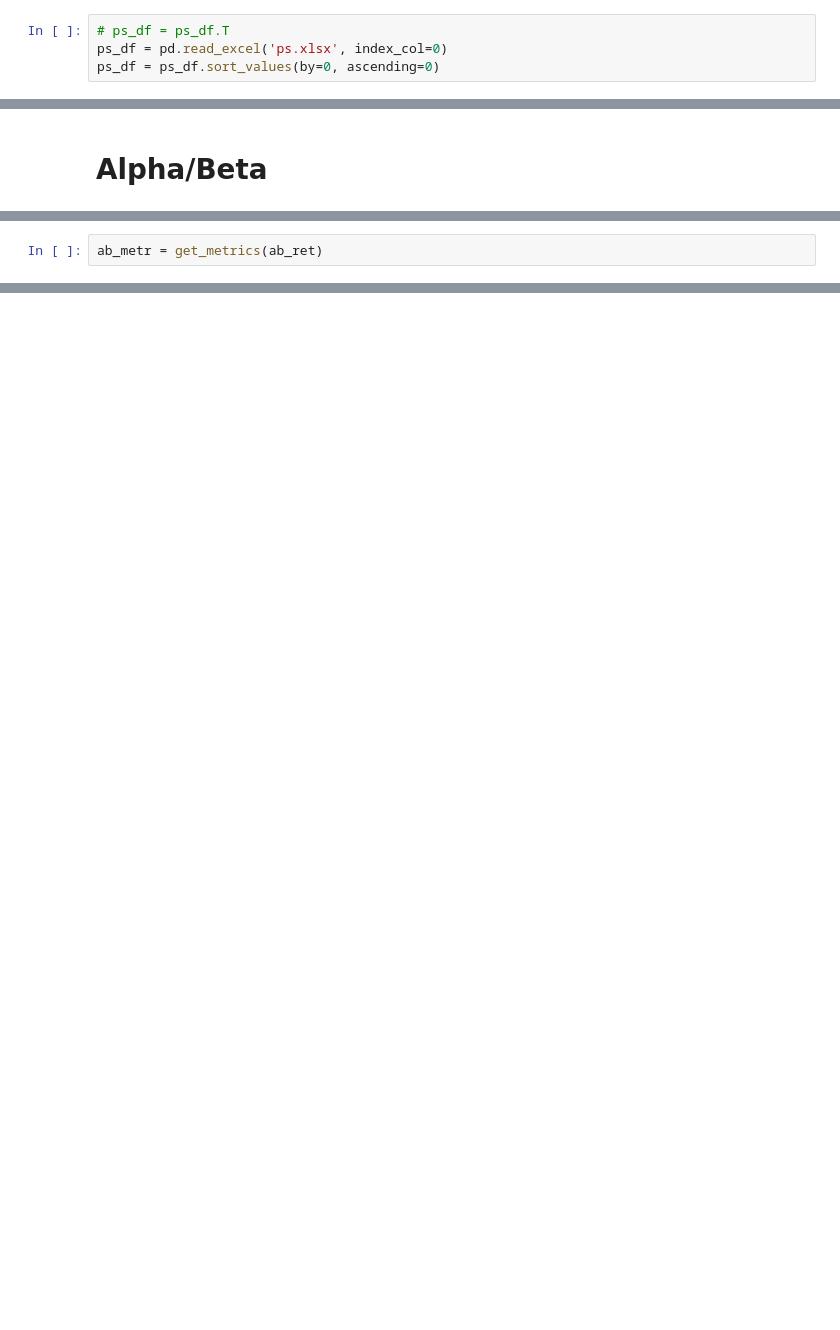
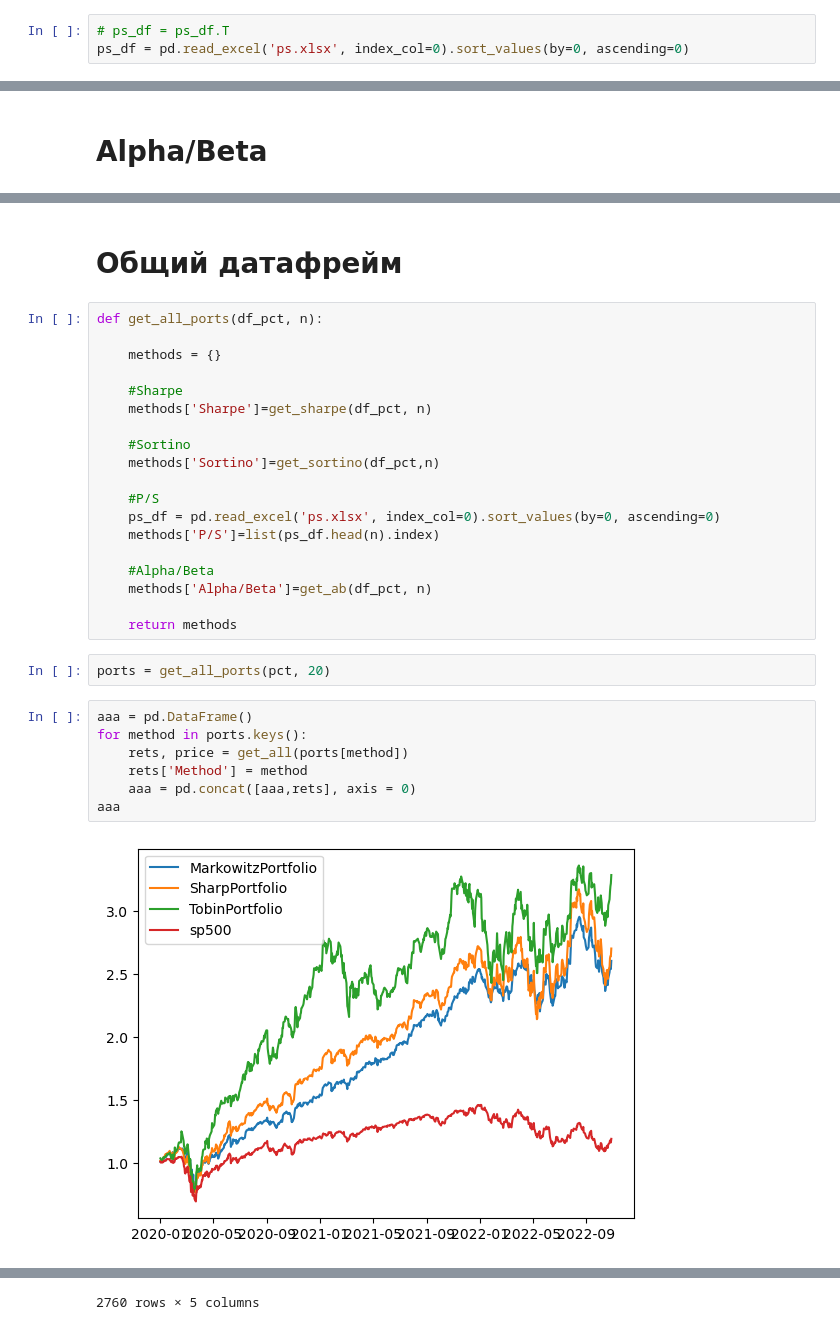
Before and after one commit to Shinypuff/Portfolios, a Jupyter notebook: port_my.ipynb, the cells around one changed output, grey strips where cells are left out. Drawn from its saved outputs; the diff is of its cells as text; blank space fills up the shorter version.

```diff
--- a/port_my.ipynb
+++ b/port_my.ipynb
@@ -333,5 +258,4 @@ sortino_metr
 #     ps_df[company] = [dict['priceToSalesTrailing12Months']]
 # %%
 # ps_df = ps_df.T
-ps_df = pd.read_excel('ps.xlsx', index_col=0)
-ps_df = ps_df.sort_values(by=0, ascending=0)
+ps_df = pd.read_excel('ps.xlsx', index_col=0).sort_values(by=0, ascending=0)
@@ -394,2 +290,32 @@ ab_price
-# %%
-ab_metr = get_metrics(ab_ret)
+# %% [markdown]
+# Общий датафрейм
+# %%
+def get_all_ports(df_pct, n):
+
+    methods = {}
+
+    #Sharpe
+    methods['Sharpe']=get_sharpe(df_pct, n)
+
+    #Sortino
+    methods['Sortino']=get_sortino(df_pct,n)
+
+    #P/S
+    ps_df = pd.read_excel('ps.xlsx', index_col=0).sort_values(by=0, ascending=0)
+    methods['P/S']=list(ps_df.head(n).index)
+
+    #Alpha/Beta
+    methods['Alpha/Beta']=get_ab(df_pct, n)
+
+    return methods
+# %%
+ports = get_all_ports(pct, 20)
+# %%
+aaa = pd.DataFrame()
+for method in ports.keys():
+    rets, price = get_all(ports[method])
+    rets['Method'] = method
+    aaa = pd.concat([aaa,rets], axis = 0)
+aaa
+# %% [output]
+[figure, added]
@@ -395,0 +337 @@ ab_metr = get_metrics(ab_ret)
+2760 rows × 5 columns
```
Also changed, not shown: parts of 18 cells of this notebook.
